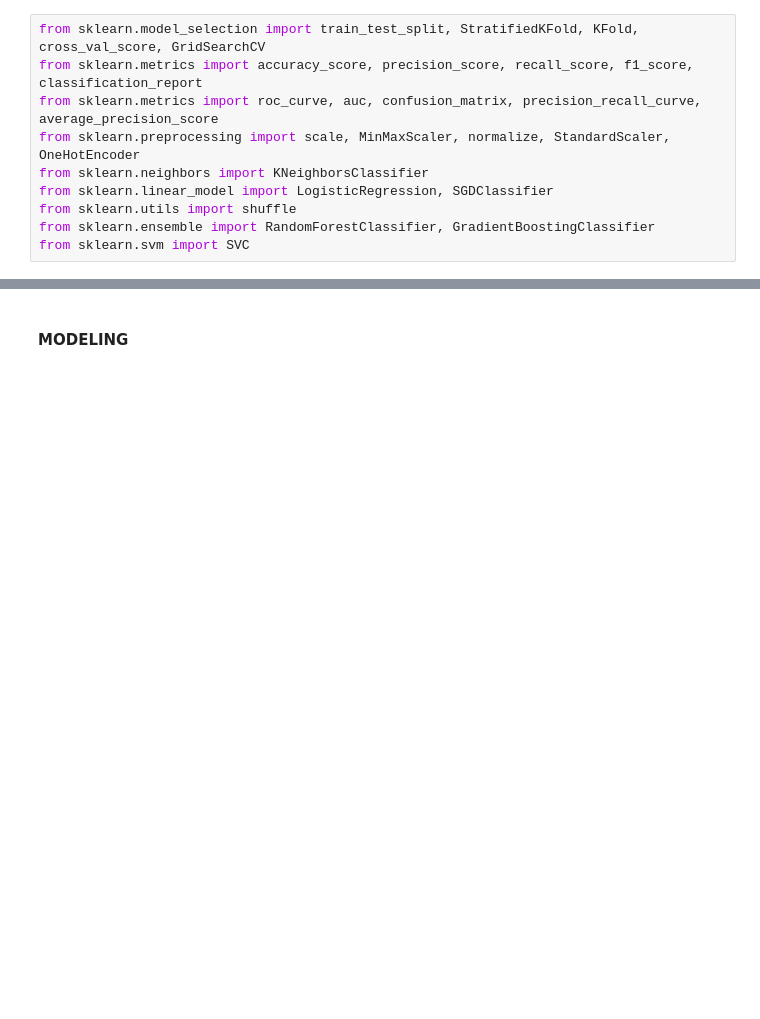
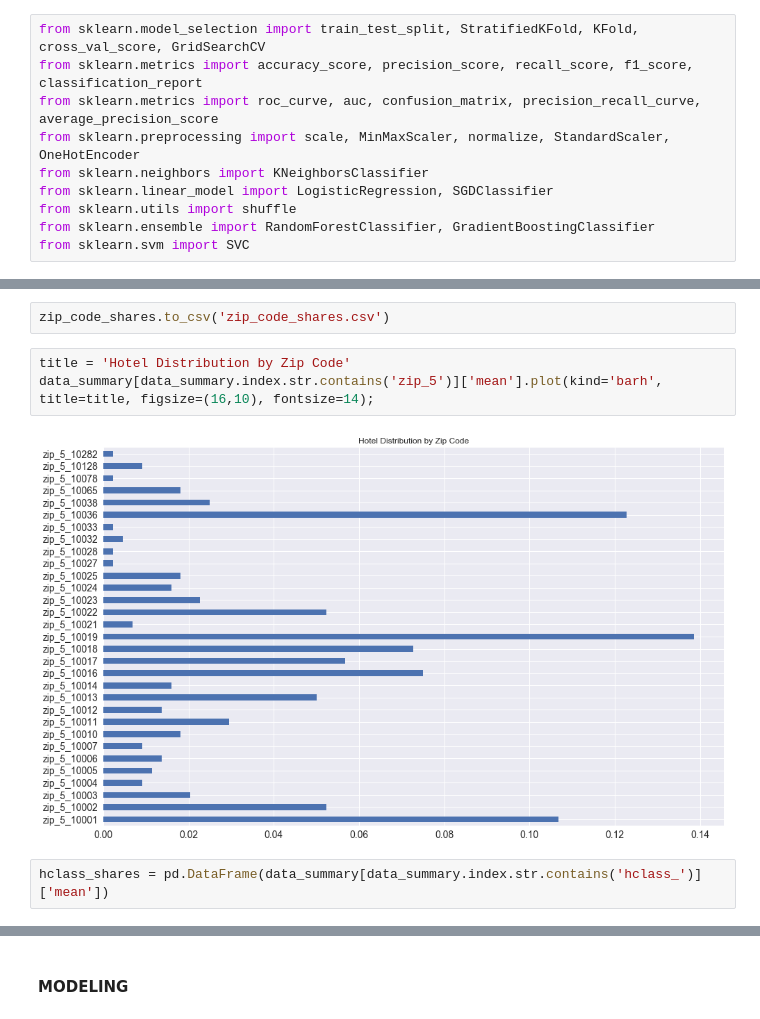
Before and after one commit to sasha-kap/TripAdvisor-Rankings, a Jupyter notebook: 4 Modeling.ipynb, the cells around one changed output, grey strips where cells are left out. Saved outputs shown, nothing was run; the diff lists cells and outputs as text; blank space fills up the shorter version.

```diff
--- a/4 Modeling.ipynb
+++ b/4 Modeling.ipynb
@@ -542,0 +91,9 @@ df2.to_pickle('df_446.pickle')
+# %%
+zip_code_shares.to_csv('zip_code_shares.csv')
+# %%
+title = 'Hotel Distribution by Zip Code'
+data_summary[data_summary.index.str.contains('zip_5')]['mean'].plot(kind='barh', title=title, figsize=(16,10), fontsize=14);
+# %% [output]
+[figure, added]
+# %%
+hclass_shares = pd.DataFrame(data_summary[data_summary.index.str.contains('hclass_')]['mean'])
```
Also changed, not shown: parts of 369 cells of this notebook.
